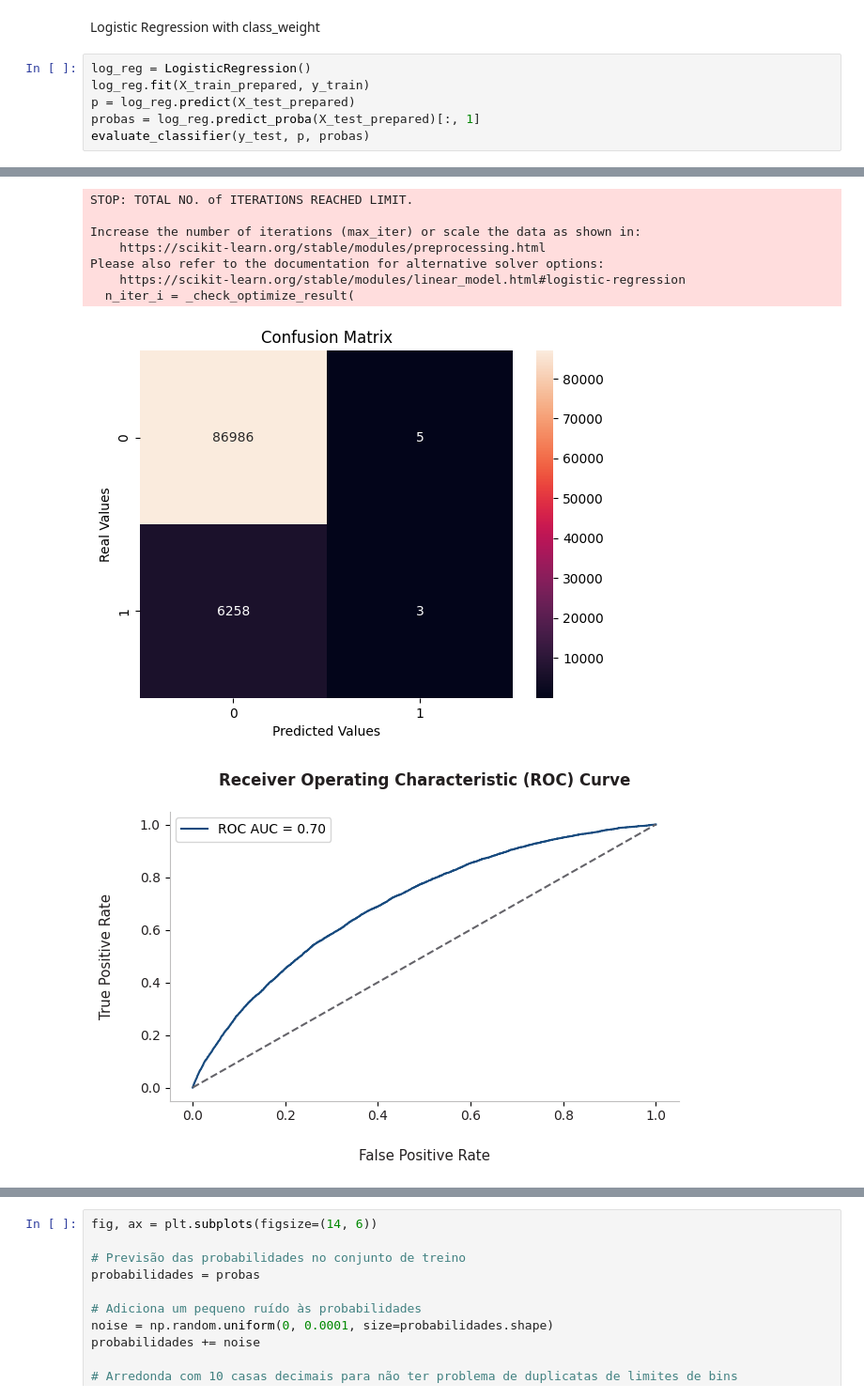
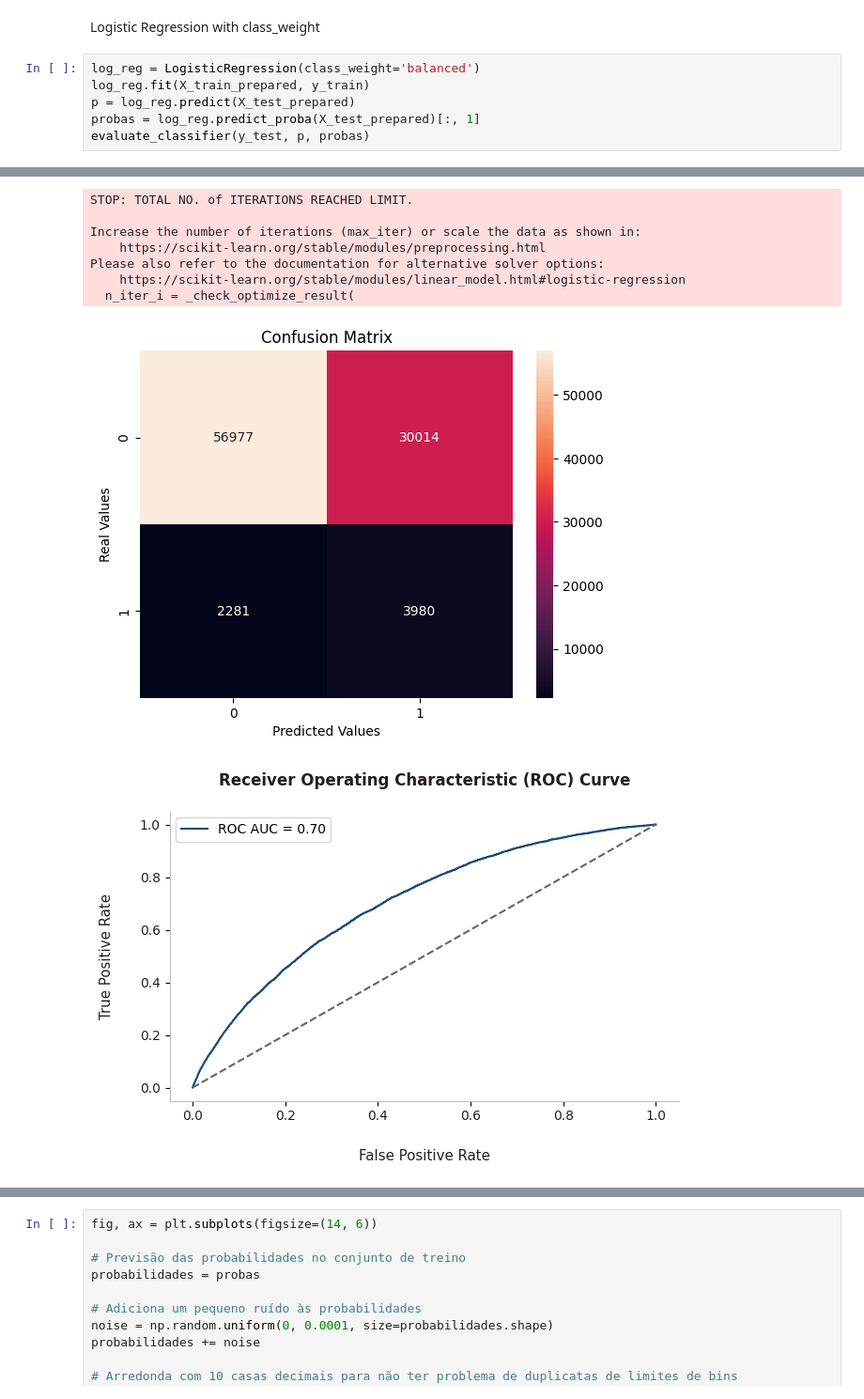
Before and after one commit to allmeidaapedro/Lending-Club-Credit-Scoring, a Jupyter notebook: notebooks/quick_modeling.ipynb, the cells around one changed output, grey strips where cells are left out. Shown at 94% size. Drawn from its saved outputs; the diff is of its cells as text.

```diff
--- a/notebooks/quick_modeling.ipynb
+++ b/notebooks/quick_modeling.ipynb
@@ -392,7 +392,7 @@ X_train_prepared.shape, X_test_prepared.shape
 # %% [markdown]
 Logistic Regression with class_weight
 # %%
-log_reg = LogisticRegression()
+log_reg = LogisticRegression(class_weight='balanced')
 log_reg.fit(X_train_prepared, y_train)
 p = log_reg.predict(X_test_prepared)
 probas = log_reg.predict_proba(X_test_prepared)[:, 1]
@@ -411,11 +411,11 @@ Brier Score: 0.06
 STOP: TOTAL NO. of ITERATIONS REACHED LIMIT.
 
 Increase the number of iterations (max_iter) or scale the data as shown in:
     https://scikit-learn.org/stable/modules/preprocessing.html
 Please also refer to the documentation for alternative solver options:
     https://scikit-learn.org/stable/modules/linear_model.html#logistic-regression
   n_iter_i = _check_optimize_result(
-[figure, old version]
+[figure, new version]
 [figure]
 [figure]
 # %%
```
Also changed, not shown: parts of 7 cells of this notebook, 3 other files.
